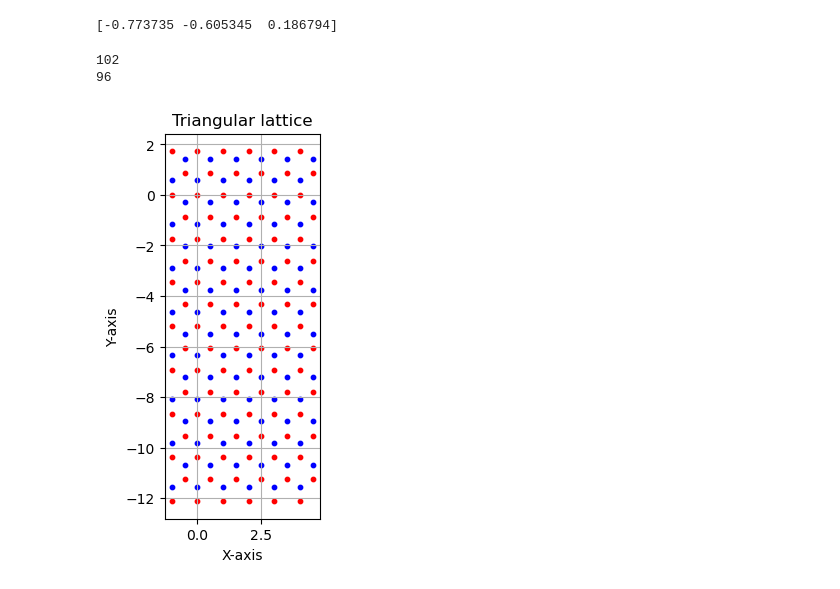
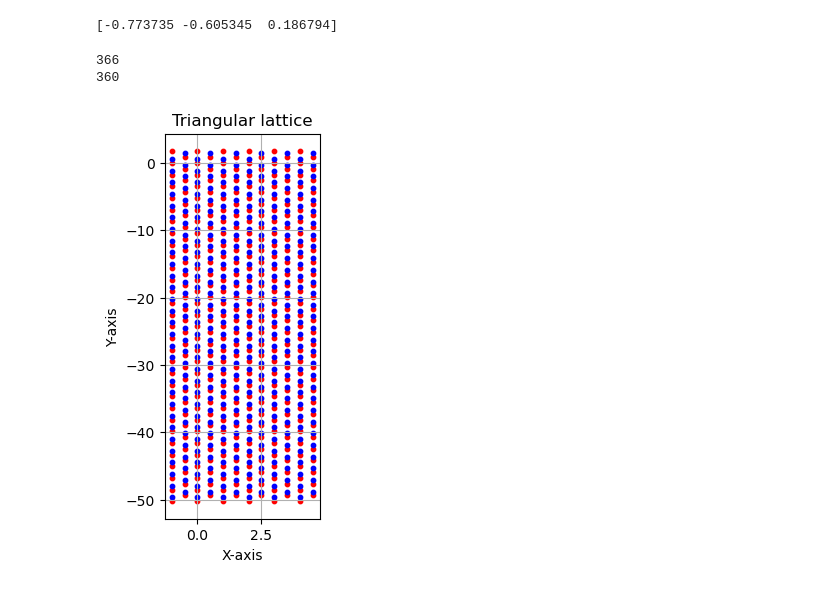
Before and after one commit to SATHEESH-D-M/THE-in-SkX, a Jupyter notebook: Honeycomb-lattice-models/Honeycomb-nanoribbon.ipynb, the cells around one changed output. Cells and saved outputs as stored; diff of their text form; code cells hidden in the pictures.

```diff
--- a/Honeycomb-lattice-models/Honeycomb-nanoribbon.ipynb
+++ b/Honeycomb-lattice-models/Honeycomb-nanoribbon.ipynb
@@ -8,7 +8,7 @@ from tqdm import tqdm
 A1 = [1, 0]
 A2 = [1/2, np.sqrt(3)/2]
 # number of points along each direction vectors
-n = 15
+n = 300
 # Lattice generation and visualization
 subL1_x = []
 subL1_y = []
@@ -79,37 +79,37 @@ unitcell1_y = []
 unitcell2_x = []
 unitcell2_y = []
 
-sk = 8
+sk = 30
 
 # Bounds of unit cell
 Xlow = - size/2
 Xhigh = (2 * size) + size/2
 Ylow = - np.sqrt(3) * size * (sk - 1) / 2
 Yhigh = np.sqrt(3) * size / 2
 
 for i in range(len(subL1_x)):
     [x1, y1] = [subL1_x[i], subL1_y[i]]
     [x2, y2] = [subL2_x[i], subL2_y[i]]
     if x1 >= Xlow and x1 < Xhigh and y1 >= Ylow and y1 <= Yhigh:
         unitcell1_x.append(x1)
         unitcell1_y.append(y1)
     if x2 >= Xlow and x2 < Xhigh and y2 >= Ylow and y2 <= Yhigh:
         unitcell2_x.append(x2)
         unitcell2_y.append(y2)
 
 print(len(unitcell1_x))
 print(len(unitcell2_y))
 
 g = plt.figure(figsize=(2,5))
 plt.scatter(unitcell1_x, unitcell1_y, color='red', s=10)
 plt.scatter(unitcell2_x, unitcell2_y, color='blue', s=10)
 plt.xlabel('X-axis')
 plt.ylabel('Y-axis')
 plt.title('Triangular lattice')
 plt.grid(True)
 plt.show()
 # %% [output]
-102
-96
+366
+360
-[figure, old version]
+[figure, new version]
 # %%
```
Also changed, not shown: parts of 7 cells of this notebook, 1 other file.
